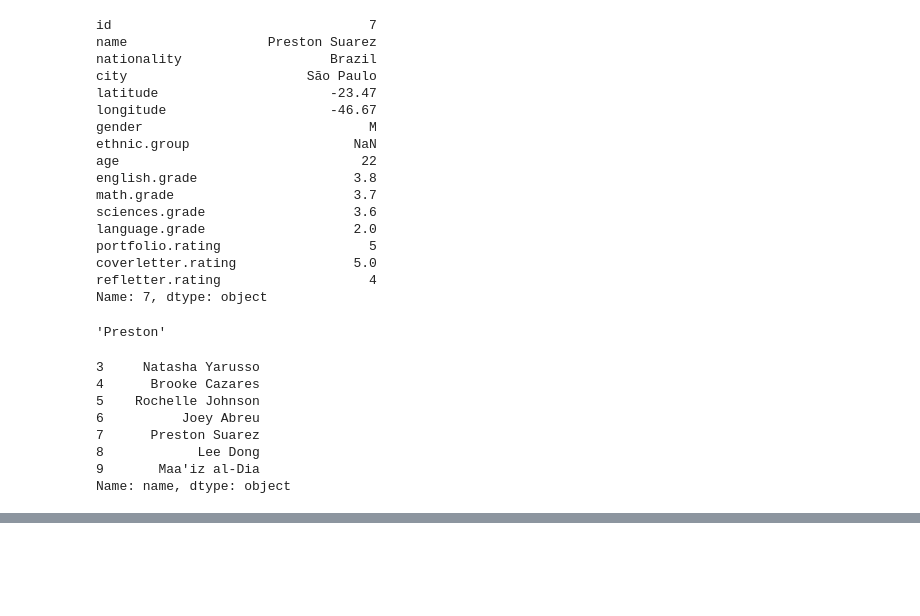
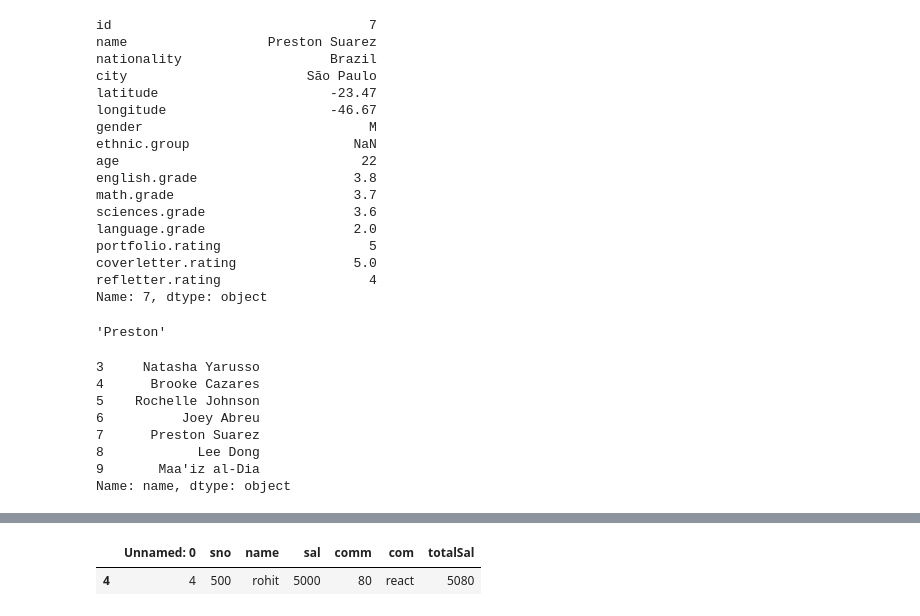
Before and after one commit to erDeep64930/DataAnalyst_DPK, a Jupyter notebook: kvrDataScience/notes.ipynb, the cells around one changed output, grey strips where cells are left out. Saved outputs shown, nothing was run; the diff lists cells and outputs as text; code cells hidden in the pictures; blank space fills up the shorter version.

```diff
--- a/kvrDataScience/notes.ipynb
+++ b/kvrDataScience/notes.ipynb
@@ -4468,0 +4864,4 @@ Name: name, dtype: object
+# %%
+# update "psf" as "python software foundation"
+df.loc[df["com"]=="psf",["com"]]="python software foundation"
+print(df)
@@ -4468,0 +4876,7 @@ Name: name, dtype: object
+# %%
+# pick the person who have commision 80
+
+df.loc[(df["name"]=="rohit") & (df["comm"]==80)]
+# %% [output]
+|  | Unnamed: 0 | sno | name | sal | comm | com | totalSal |
+| 4 | 4 | 500 | rohit | 5000 | 80 | react | 5080 |
```
Also changed, not shown: parts of 63 cells of this notebook, 2 other files.
